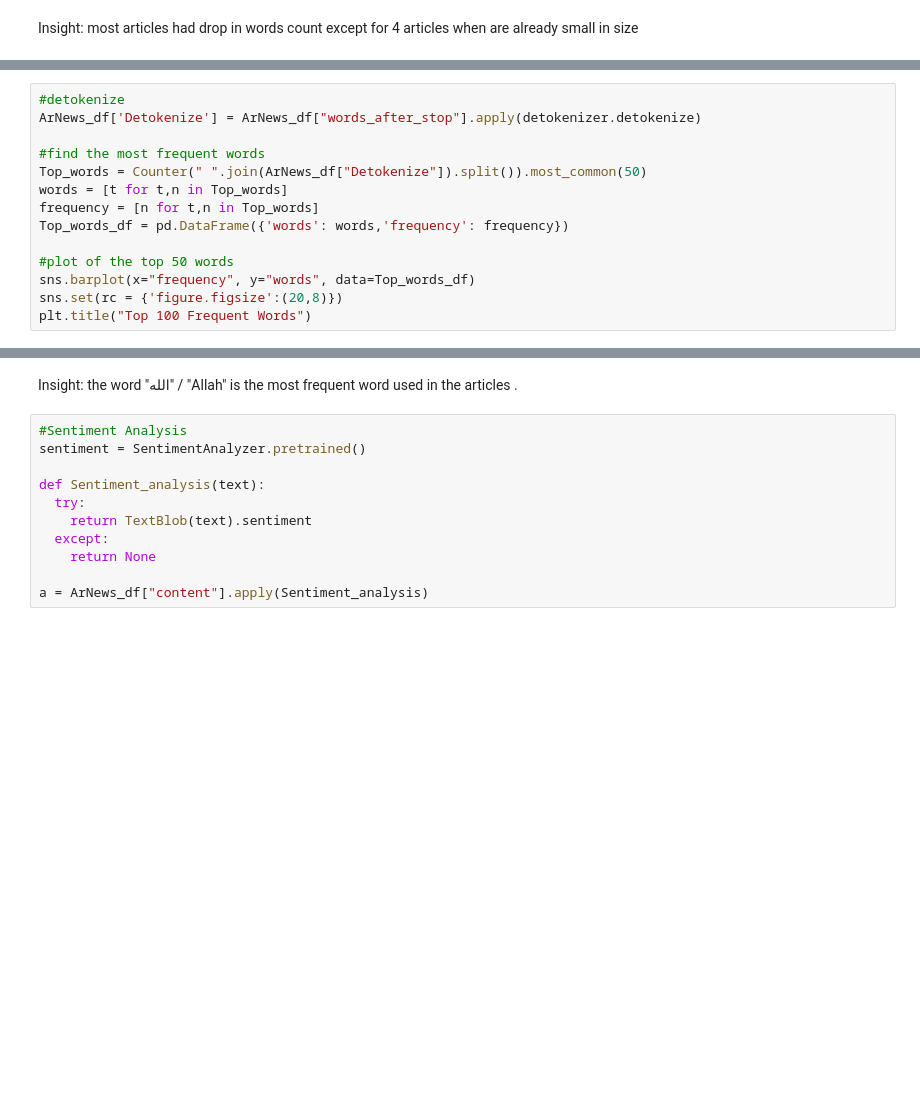
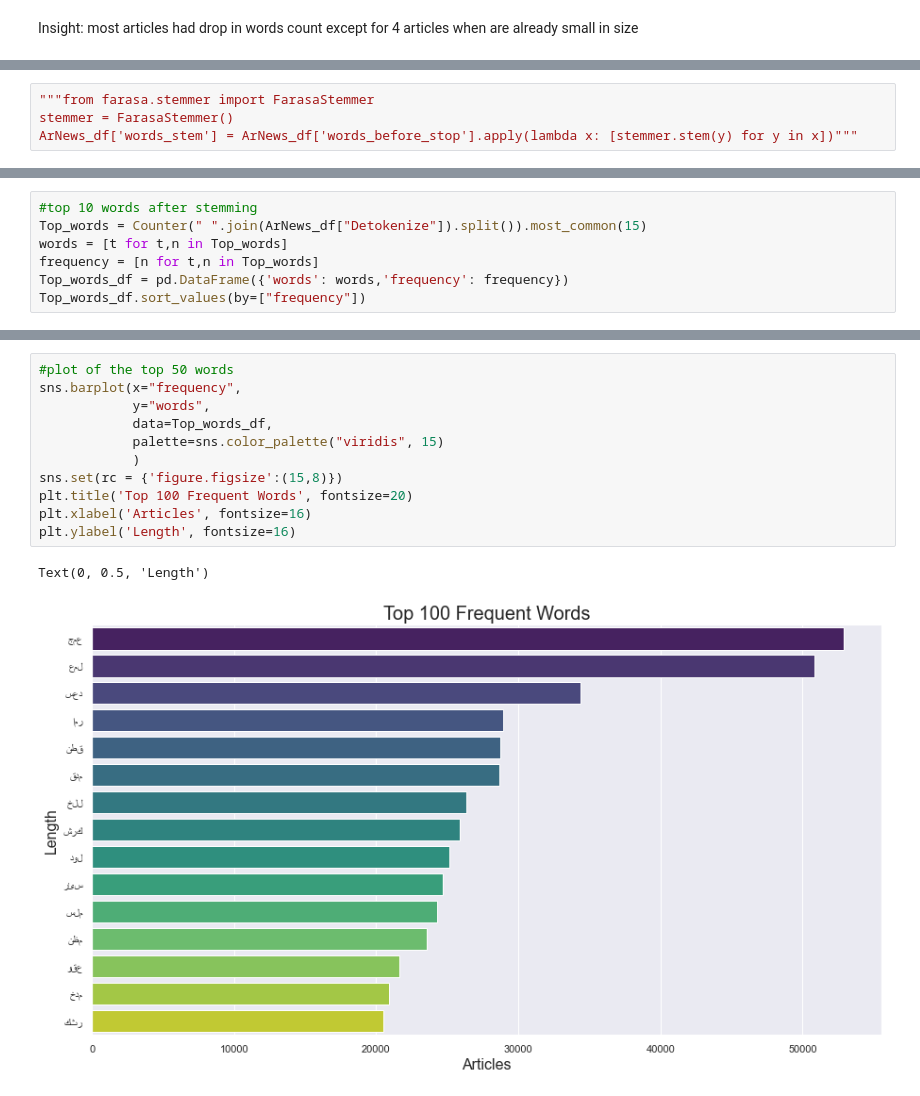
Before and after one commit to AlaAlBinSaleh/Arabic-NLP, a Jupyter notebook: SaudiNews_DataPrep_EDA.ipynb, the cells around one changed output, grey strips where cells are left out. Drawn from its saved outputs; the diff is of its cells as text; blank space fills up the shorter version.

```diff
--- a/SaudiNews_DataPrep_EDA.ipynb
+++ b/SaudiNews_DataPrep_EDA.ipynb
@@ -205,0 +219,4 @@ most articles had drop in words count except for 4 articles when are already sma
+# %%
+"""from farasa.stemmer import FarasaStemmer
+stemmer = FarasaStemmer()
+ArNews_df['words_stem'] = ArNews_df['words_before_stop'].apply(lambda x: [stemmer.stem(y) for y in x])"""
@@ -206,14 +225,7 @@ most articles had drop in words count except for 4 articles when are already sma
 # %%
-#detokenize
-ArNews_df['Detokenize'] = ArNews_df["words_after_stop"].apply(detokenizer.detokenize)
-
-#find the most frequent words
-Top_words = Counter(" ".join(ArNews_df["Detokenize"]).split()).most_common(50)
+#top 10 words after stemming
+Top_words = Counter(" ".join(ArNews_df["Detokenize"]).split()).most_common(15)
 words = [t for t,n in Top_words]
 frequency = [n for t,n in Top_words]
 Top_words_df = pd.DataFrame({'words': words,'frequency': frequency})
-
-#plot of the top 50 words
-sns.barplot(x="frequency", y="words", data=Top_words_df)
-sns.set(rc = {'figure.figsize':(20,8)})
-plt.title("Top 100 Frequent Words")
+Top_words_df.sort_values(by=["frequency"])
@@ -220,14 +249,14 @@ plt.title("Top 100 Frequent Words")
-# %% [markdown]
-Insight:
-the word "الله" / "Allah" is the most frequent word used in the articles .
-# %%
-#Sentiment Analysis
-sentiment = SentimentAnalyzer.pretrained()
-
-def Sentiment_analysis(text):
-  try:
-    return TextBlob(text).sentiment
-  except:
-    return None
-
-a = ArNews_df["content"].apply(Sentiment_analysis)
+# %%
+#plot of the top 50 words
+sns.barplot(x="frequency",
+            y="words",
+            data=Top_words_df,
+            palette=sns.color_palette("viridis", 15)
+            )
+sns.set(rc = {'figure.figsize':(15,8)})
+plt.title('Top 100 Frequent Words', fontsize=20)
+plt.xlabel('Articles', fontsize=16)
+plt.ylabel('Length', fontsize=16)
+# %% [output]
+Text(0, 0.5, 'Length')
+[figure, added]
```
Also changed, not shown: parts of 16 cells of this notebook.
